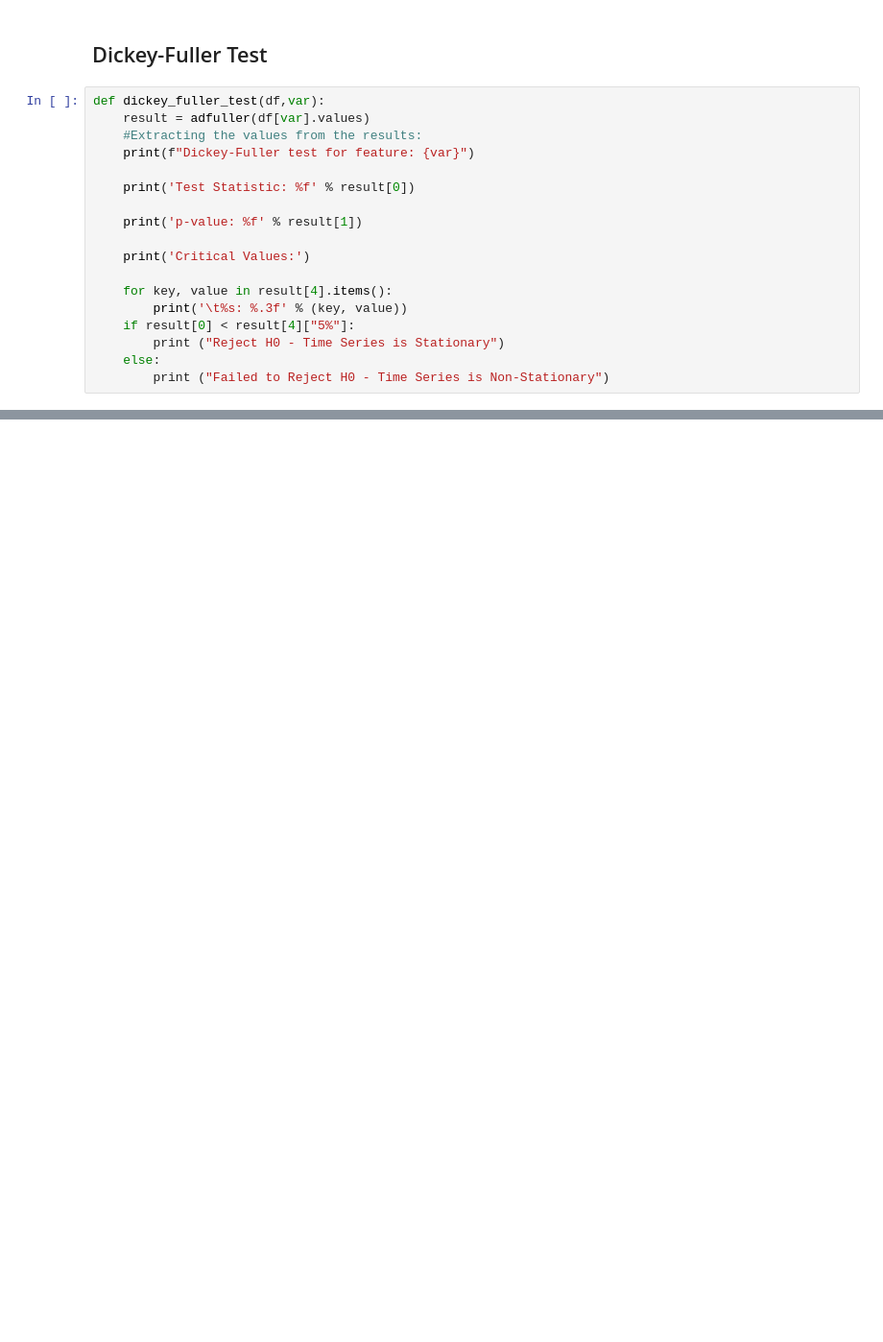
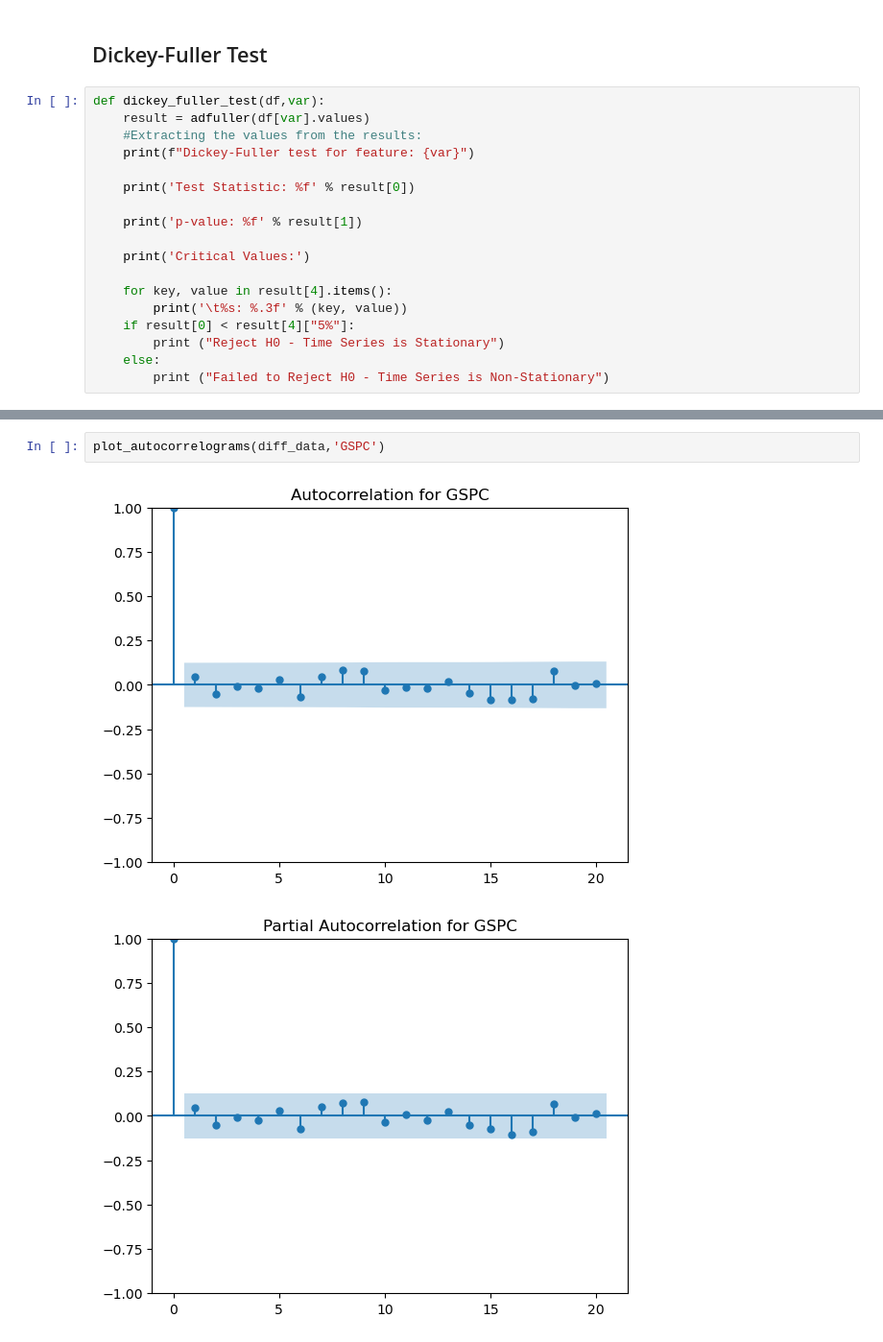
Before and after one commit to jdannem6/ML_Forex_Forecasting, a Jupyter notebook: VARIMA_usd_eur.ipynb, the cells around one changed output, grey strips where cells are left out. Shown at 96% size. Saved outputs shown, nothing was run; the diff lists cells and outputs as text; blank space fills up the shorter version.

```diff
--- a/VARIMA_usd_eur.ipynb
+++ b/VARIMA_usd_eur.ipynb
@@ -99,0 +153,5 @@ USD/EUR: (247, 5)
+# %%
+plot_autocorrelograms(diff_data,'GSPC')
+# %% [output]
+[figure, added]
+[figure, added]
```
Also changed, not shown: parts of 22 cells of this notebook.
